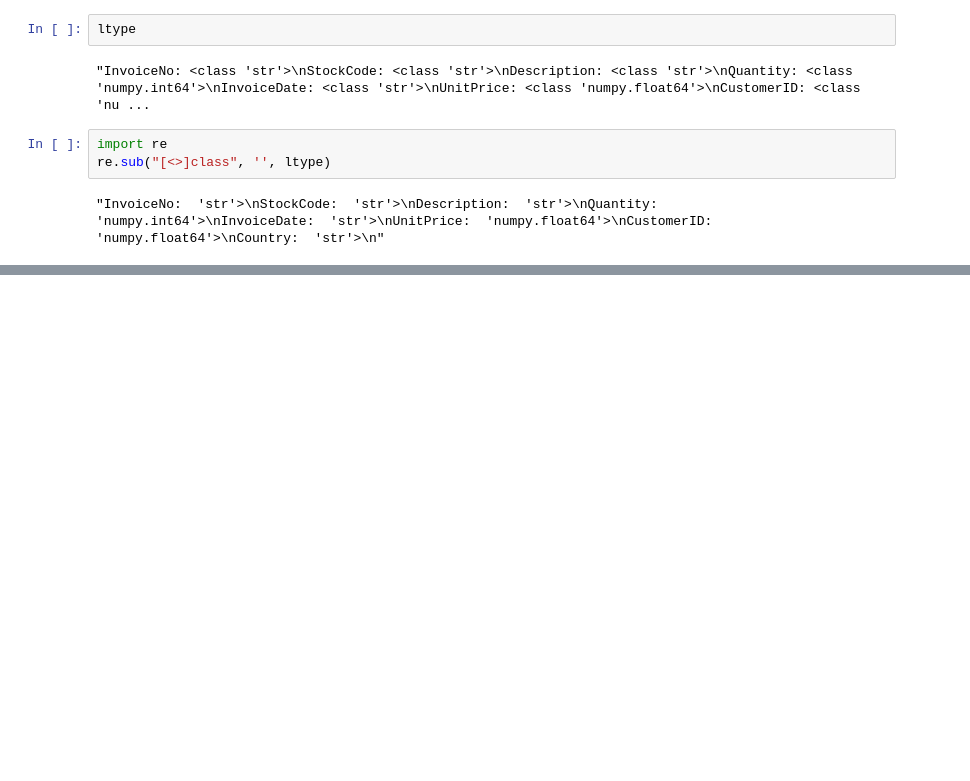
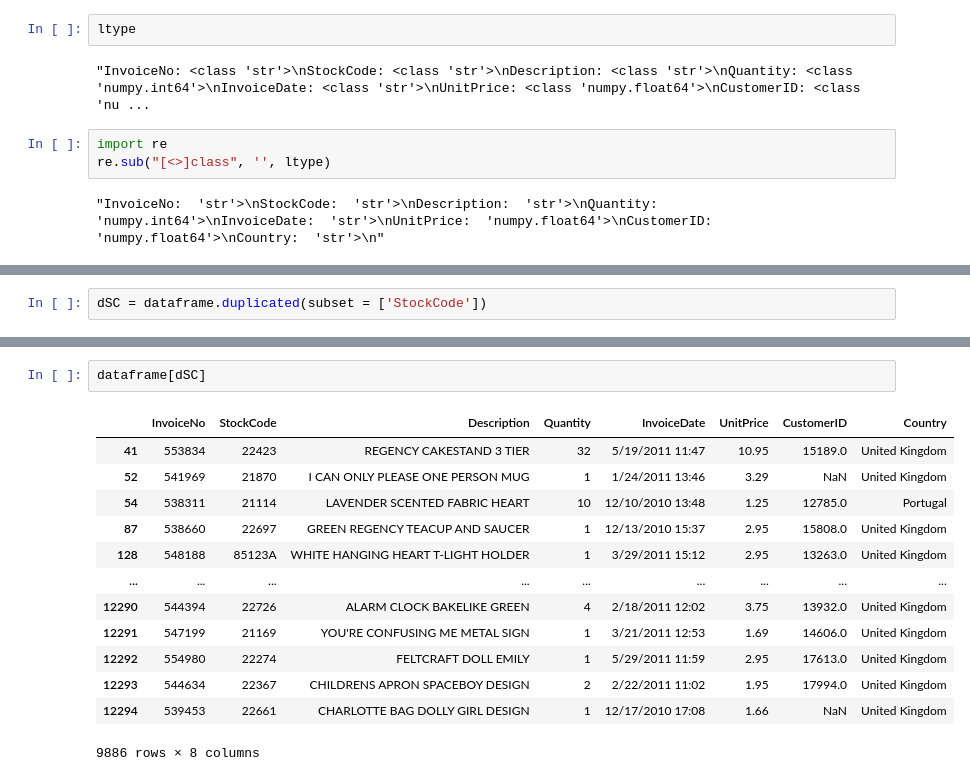
Before and after one commit to DevIA05/1C, a Jupyter notebook: ressource/brouillon/Untitled.ipynb, the cells around one changed output, grey strips where cells are left out. Cells and saved outputs as stored; diff of their text form; blank space fills up the shorter version.

```diff
--- a/ressource/brouillon/Untitled.ipynb
+++ b/ressource/brouillon/Untitled.ipynb
@@ -193,0 +308,2 @@ re.sub("[<>]class", '', ltype)
+# %%
+dSC = dataframe.duplicated(subset = ['StockCode'])
@@ -193,0 +325,16 @@ re.sub("[<>]class", '', ltype)
+# %%
+dataframe[dSC]
+# %% [output]
+|  | InvoiceNo | StockCode | Description | Quantity | InvoiceDate | UnitPrice | CustomerID | Country |
+| 41 | 553834 | 22423 | REGENCY CAKESTAND 3 TIER | 32 | 5/19/2011 11:47 | 10.95 | 15189.0 | United Kingdom |
+| 52 | 541969 | 21870 | I CAN ONLY PLEASE ONE PERSON MUG | 1 | 1/24/2011 13:46 | 3.29 | NaN | United Kingdom |
+| 54 | 538311 | 21114 | LAVENDER SCENTED FABRIC HEART | 10 | 12/10/2010 13:48 | 1.25 | 12785.0 | Portugal |
+| 87 | 538660 | 22697 | GREEN REGENCY TEACUP AND SAUCER | 1 | 12/13/2010 15:37 | 2.95 | 15808.0 | United Kingdom |
+| 128 | 548188 | 85123A | WHITE HANGING HEART T-LIGHT HOLDER | 1 | 3/29/2011 15:12 | 2.95 | 13263.0 | United Kingdom |
+| ... | ... | ... | ... | ... | ... | ... | ... | ... |
+| 12290 | 544394 | 22726 | ALARM CLOCK BAKELIKE GREEN | 4 | 2/18/2011 12:02 | 3.75 | 13932.0 | United Kingdom |
+| 12291 | 547199 | 21169 | YOU'RE CONFUSING ME METAL SIGN | 1 | 3/21/2011 12:53 | 1.69 | 14606.0 | United Kingdom |
+| 12292 | 554980 | 22274 | FELTCRAFT DOLL EMILY | 1 | 5/29/2011 11:59 | 2.95 | 17613.0 | United Kingdom |
+| 12293 | 544634 | 22367 | CHILDRENS APRON SPACEBOY DESIGN | 2 | 2/22/2011 11:02 | 1.95 | 17994.0 | United Kingdom |
+| 12294 | 539453 | 22661 | CHARLOTTE BAG DOLLY GIRL DESIGN | 1 | 12/17/2010 17:08 | 1.66 | NaN | United Kingdom |
+9886 rows × 8 columns
```
Also changed, not shown: parts of 20 cells of this notebook, 3 other files.
